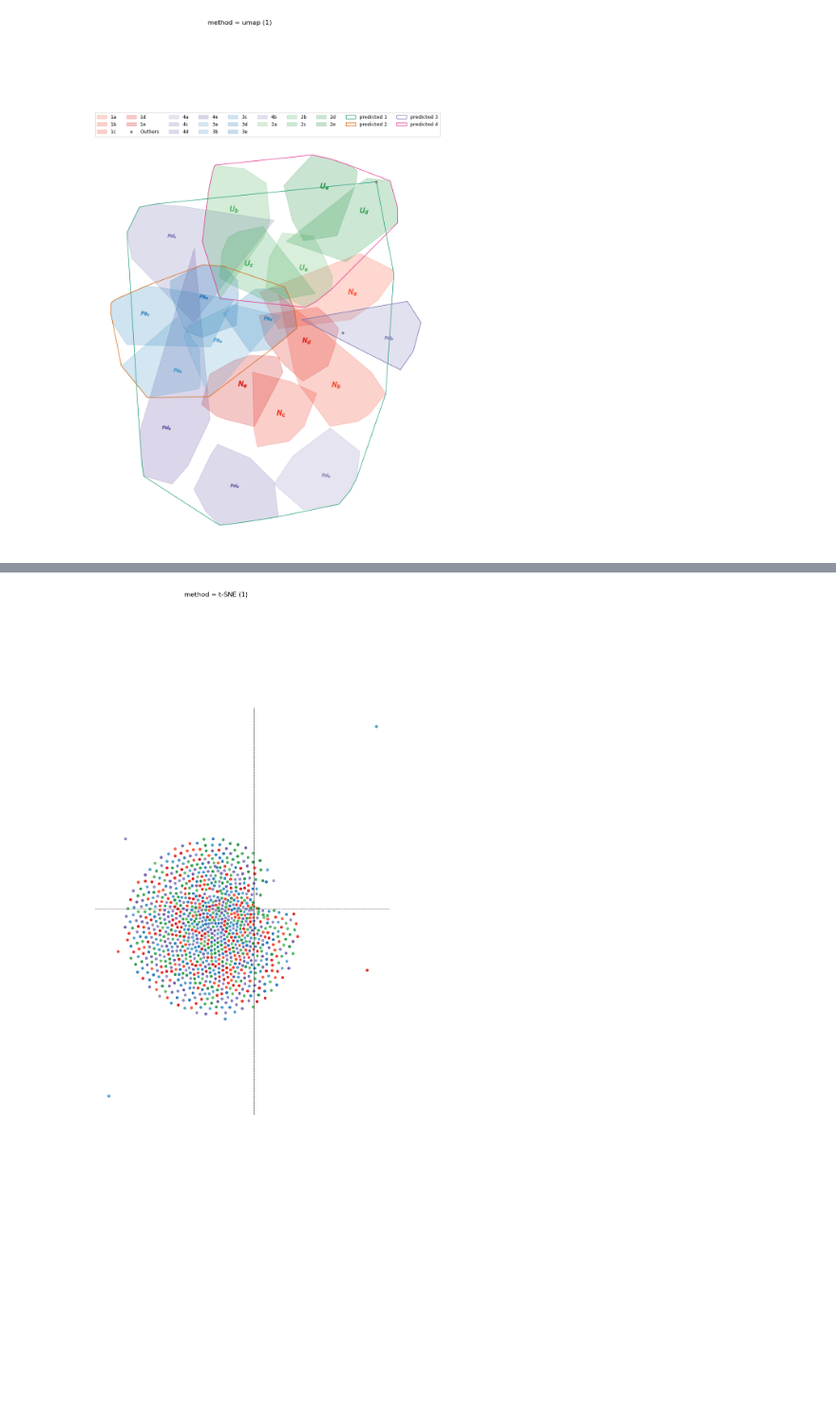
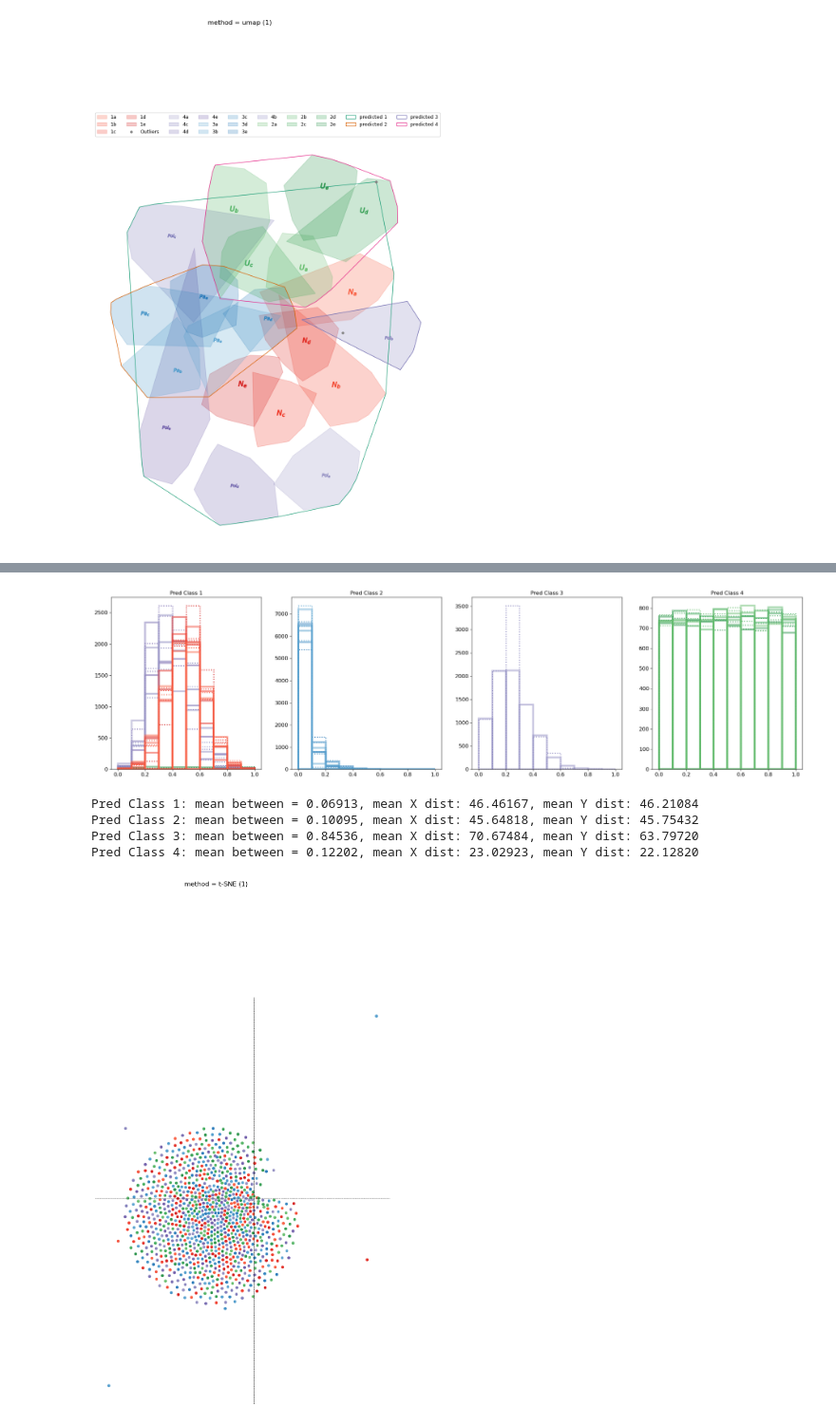
Before and after one commit to AlexiaNomena/MIASA, a Jupyter notebook: miasa_Helper_Dist.ipynb, the cells around one changed output, grey strips where cells are left out. Shown at 95% size. Saved outputs shown, nothing was run; the diff lists cells and outputs as text; code cells hidden in the pictures; blank space fills up the shorter version.

```diff
--- a/miasa_Helper_Dist.ipynb
+++ b/miasa_Helper_Dist.ipynb
@@ -251,3 +251,76 @@ pdf2.close()
+# %%
+"""Plot histograms of predicted clusters"""
+import matplotlib.pyplot as plt
+import pdb
+
+hist_fig = plt.figure(figsize = (7*4, 7))
+unique_pred = np.unique(Id_Class["Class_pred"])
+cols_list = [data_dic_orig["true_colors"][X_vars[i]] for i in range(len(X_vars))]
+cols_list = cols_list + [data_dic_orig["true_colors"][Y_vars[i]] for i in range(len(Y_vars))]
+true_colors = np.array(cols_list)
+unique_cols = np.unique(true_colors, axis = 0)
+for i in range(len(unique_pred)):
+    ax = hist_fig.add_subplot(1, num_clust, i+1)
+    plt.title("Pred Class %d"%(i+1))
+    where_i = np.where(Id_Class["Class_pred"] == unique_pred[i])[0]
+
+    for j in range(unique_cols.shape[0]):
+        sub_x = []
+        sub_y = []
+        col_j = unique_cols[j, :]
+        for s in range(len(where_i)):
+            wi = where_i[s]
+            if np.all(true_colors[wi, :] == col_j):
+                if wi < len(X_vars):
+                    sub_x.append(X[wi, :])
+                else:
+                    sub_y.append(Y[wi - len(X_vars), :])
+
+        if len(sub_x) !=0:
+            data = np.array(sub_x).flatten()
+            ### normalize because only the heights of the histograms is used in the Histogram similarity
+            data = (data - np.min(data))/(np.max(data) - np.min(data))
+            plt.hist(data, bins = 10,
+             edgecolor = tuple(col_j),
+             color = tuple(col_j),
+             fill = False,
+             linewidth = 4,
+             ls = "-",
+             alpha = 0.5,
+                )
+        if len(sub_y) != 0:
+            data = np.array(sub_y).flatten()
+            data = (data - np.min(data))/(np.max(data) - np.min(data))
+            plt.hist(data,
+             edgecolor = tuple(col_j), bins = 10,
+             fill = False,
+             linewidth = 2,
+             ls = ":"
+           )
+plt.show()
+# %% [output]
+[figure, added]
+# %%
+"""Print average distances for each Predicted sample"""
+unique_pred = np.unique(Id_Class["Class_pred"])
+DMat = Id_Class["DMat"]
+All_btw = 1 - 1e-5 - DMat[:len(X_vars), -len(Y_vars):]
+Dist_x = DMat[:len(X_vars), :len(X_vars)]
+Dist_y = DMat[-len(Y_vars):, -len(Y_vars):]
+for i in range(len(unique_pred)):
+    where_i = np.where(Id_Class["Class_pred"] == unique_pred[i])[0]
+    where_x = where_i[where_i<len(X_vars)]
+    where_y = where_i[where_i>=len(X_vars)] - len(X_vars)
+    gridx0, gridx1 = np.meshgrid(where_x, where_x)
+    gridy0, gridy1 = np.meshgrid(where_y, where_y)
+    gridxy0, gridxy1 = np.meshgrid(where_x, where_y)
+    res = i+1, np.mean(All_btw[gridxy0.flatten(), gridxy1.flatten()]), np.mean(Dist_x[gridx0.flatten(), gridx1.flatten()]), np.mean(Dist_y[gridy0.flatten(), gridy1.flatten()])
+    print("Pred Class %d: mean between = %.5f, mean X dist: %.5f, mean Y dist: %.5f"%res)
+# %% [output]
+Pred Class 1: mean between = 0.06913, mean X dist: 46.46167, mean Y dist: 46.21084
+Pred Class 2: mean between = 0.10095, mean X dist: 45.64818, mean Y dist: 45.75432
+Pred Class 3: mean between = 0.84536, mean X dist: 70.67484, mean Y dist: 63.79720
+Pred Class 4: mean between = 0.12202, mean X dist: 23.02923, mean Y dist: 22.12820
 # %%
 """
 2-Dimensional visualization of clusters (TSNE visualization)
```
Also changed, not shown: parts of 3 cells of this notebook, 3 other files.
